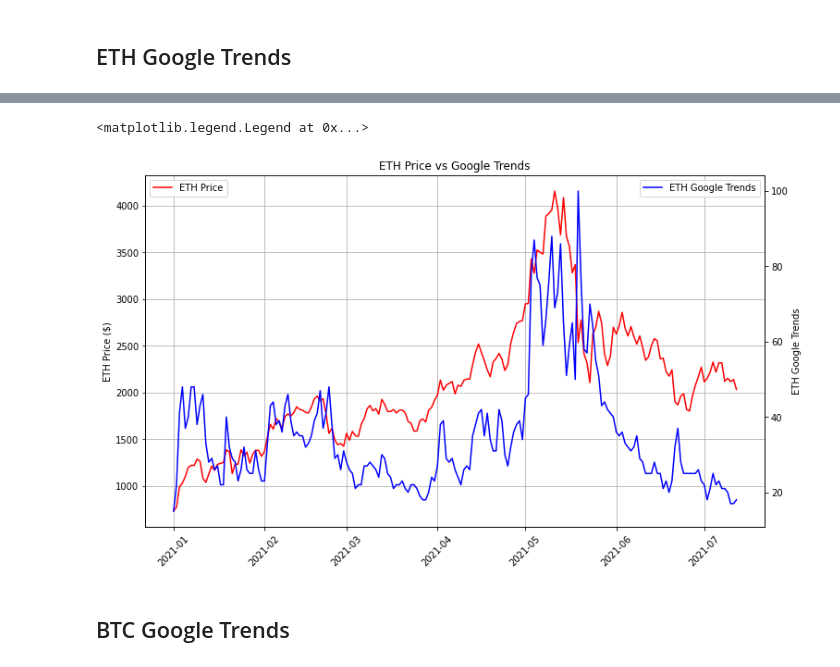
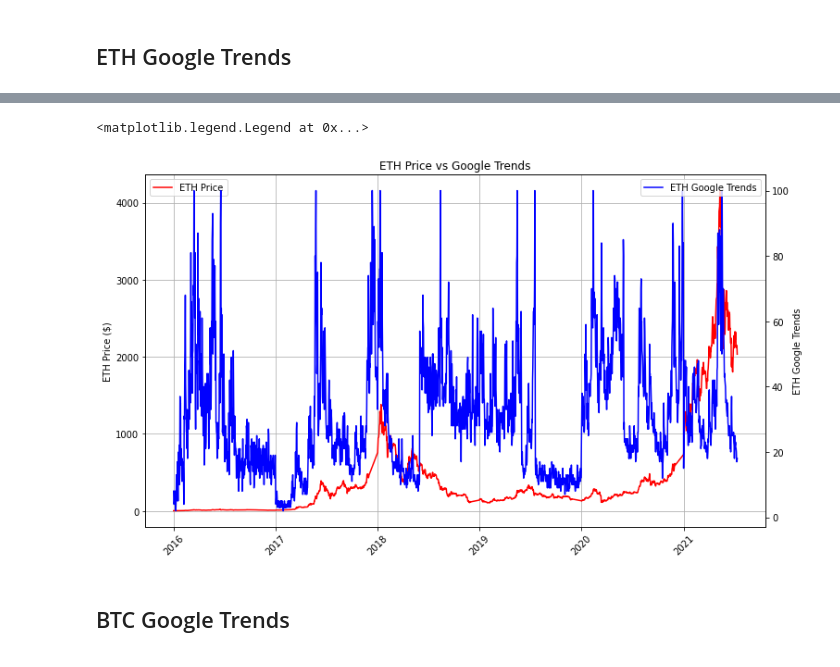
Before and after one commit to dbogatic/crypto-analysis, a Jupyter notebook: google_trends.ipynb, the cells around one changed output, grey strips where cells are left out. Drawn from its saved outputs; the diff is of its cells as text; code cells hidden in the pictures.

Commit message:
collected daily eth google trends from 2016-2021

```diff
--- a/google_trends.ipynb
+++ b/google_trends.ipynb
@@ -26,0 +27,19 @@ eth_trends.to_csv('resources/eth_google_trends/eth_google_trends.csv')
+# %%
+# Read in daily ETH Google Trends data from 2016-2021
+eth_trends_2021 = pd.read_csv('/Users/draganbogatic/Documents/Fin_Tech/crypto-analysis/resources/eth_google_trends/eth_google_trends.csv', parse_dates=True, index_col='date')
+eth_trends_2020 = pd.read_csv('/Users/draganbogatic/Documents/Fin_Tech/crypto-analysis/resources/eth_google_trends/eth_google_trends_1.csv', parse_dates=True, index_col='date')
+eth_trends_2020_2 = pd.read_csv('/Users/draganbogatic/Documents/Fin_Tech/crypto-analysis/resources/eth_google_trends/eth_google_trends_2.csv', parse_dates=True, index_col='date')
+eth_trends_2019 = pd.read_csv('/Users/draganbogatic/Documents/Fin_Tech/crypto-analysis/resources/eth_google_trends/eth_google_trends_3.csv', parse_dates=True, index_col='date')
+eth_trends_2019_2 = pd.read_csv('/Users/draganbogatic/Documents/Fin_Tech/crypto-analysis/resources/eth_google_trends/eth_google_trends_4.csv', parse_dates=True, index_col='date')
+eth_trends_2018 = pd.read_csv('/Users/draganbogatic/Documents/Fin_Tech/crypto-analysis/resources/eth_google_trends/eth_google_trends_5.csv', parse_dates=True, index_col='date')
+eth_trends_2018_2 = pd.read_csv('/Users/draganbogatic/Documents/Fin_Tech/crypto-analysis/resources/eth_google_trends/eth_google_trends_6.csv', parse_dates=True, index_col='date')
+eth_trends_2017 = pd.read_csv('/Users/draganbogatic/Documents/Fin_Tech/crypto-analysis/resources/eth_google_trends/eth_google_trends_7.csv', parse_dates=True, index_col='date')
+eth_trends_2017_2 = pd.read_csv('/Users/draganbogatic/Documents/Fin_Tech/crypto-analysis/resources/eth_google_trends/eth_google_trends_8.csv', parse_dates=True, index_col='date')
+eth_trends_2016 = pd.read_csv('/Users/draganbogatic/Documents/Fin_Tech/crypto-analysis/resources/eth_google_trends/eth_google_trends_9.csv', parse_dates=True, index_col='date')
+eth_trends_2016_2 = pd.read_csv('/Users/draganbogatic/Documents/Fin_Tech/crypto-analysis/resources/eth_google_trends/eth_google_trends_10.csv', parse_dates=True, index_col='date')
+# %%
+# Concat dataframes into one, keep only needed column and sort date index
+eth_trends_combined = pd.concat([eth_trends_2016,eth_trends_2016_2,eth_trends_2017,eth_trends_2017_2,eth_trends_2018,eth_trends_2018_2,eth_trends_2019,eth_trends_2019_2,eth_trends_2020,eth_trends_2020_2,eth_trends_2021], axis=0)
+eth_trends_combined = eth_trends_combined.drop(columns='isPartial')
+eth_trends_combined = eth_trends_combined.sort_index()
+eth_trends_combined
@@ -27,5 +63,6 @@ eth_trends.to_csv('resources/eth_google_trends/eth_google_trends.csv')
 # %%
-eth_metrics = pd.read_csv('/Users/draganbogatic/Documents/Fin_Tech/crypto-analysis/resources/eth_annual_metrics/eth_metrics_1.csv', parse_dates=True, index_col="time")
+# Read in eth coin metrics from csv
+eth_metrics = pd.read_csv('/Users/draganbogatic/Documents/Fin_Tech/crypto-analysis/resources/eth_metrics_combined.csv', parse_dates=True, index_col="time")
 # %%
 # Pull ETH prices from csv file
 eth_price = eth_metrics['PriceUSD']
@@ -41,20 +78,20 @@ Name: PriceUSD, dtype: float64
 # %%
 # Plot ETH price vs Google trends
 fig, ax = plt.subplots(figsize=(12,7))
-plt.plot(eth_metrics['PriceUSD'], label ='ETH Price', color='r')
+plt.plot(eth_price, label ='ETH Price', color='r')
 ax.set_ylabel('ETH Price ($)')
 plt.xticks(rotation=45)
 ax.legend(loc='upper left')
 plt.grid()
 
 ax2 = ax.twinx()
-plt.plot(eth_trends['ethereum'], label='ETH Google Trends', color='b')
+plt.plot(eth_trends_combined,label='ETH Google Trends', color='b')
 ax.set_title('ETH Price vs Google Trends')
 ax2.set_ylabel('ETH Google Trends')
 ax2.legend(loc='upper right')
 # %% [output]
 <matplotlib.legend.Legend at 0x...>
-[figure, old version]
+[figure, new version]
 # %% [markdown]
 ## BTC Google Trends
 # %%
```
Also changed, not shown: parts of 7 cells of this notebook, 9 other files.
